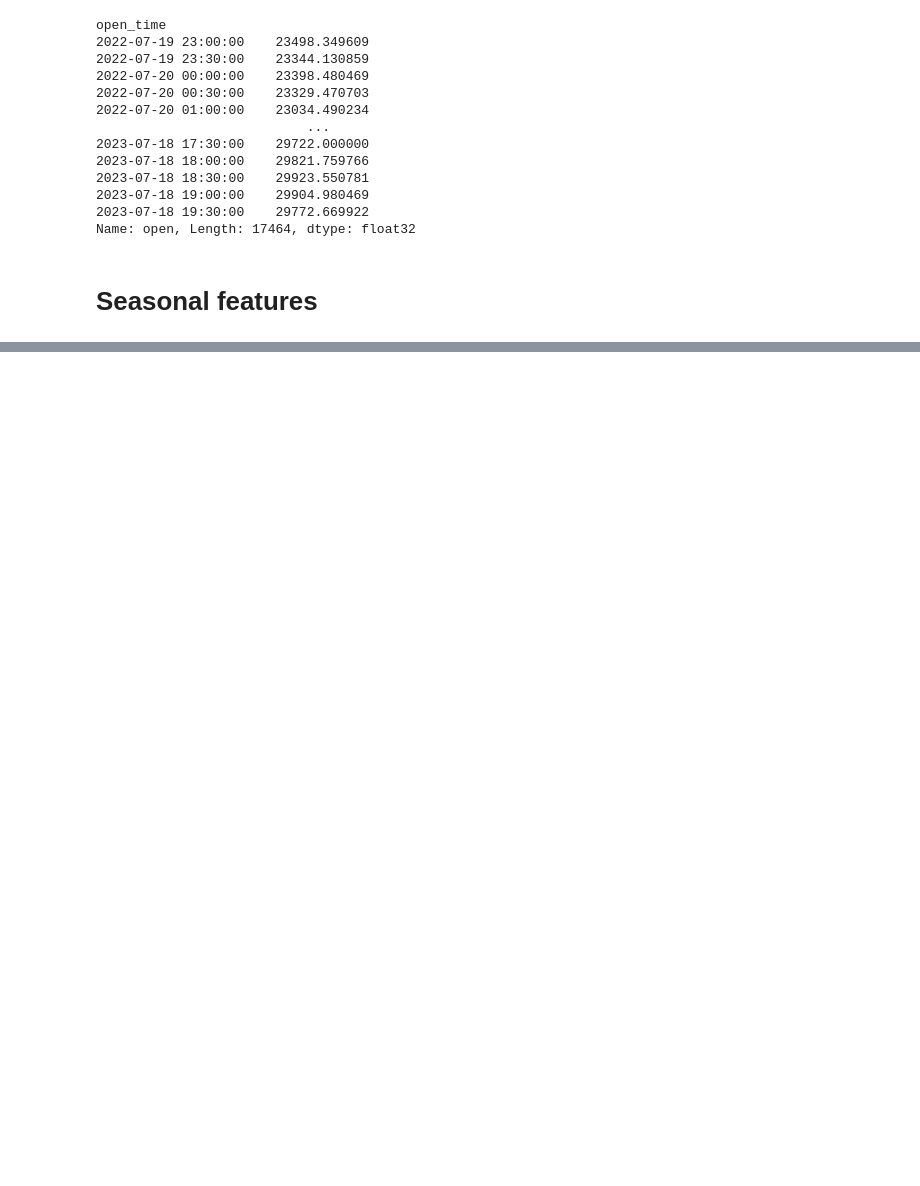
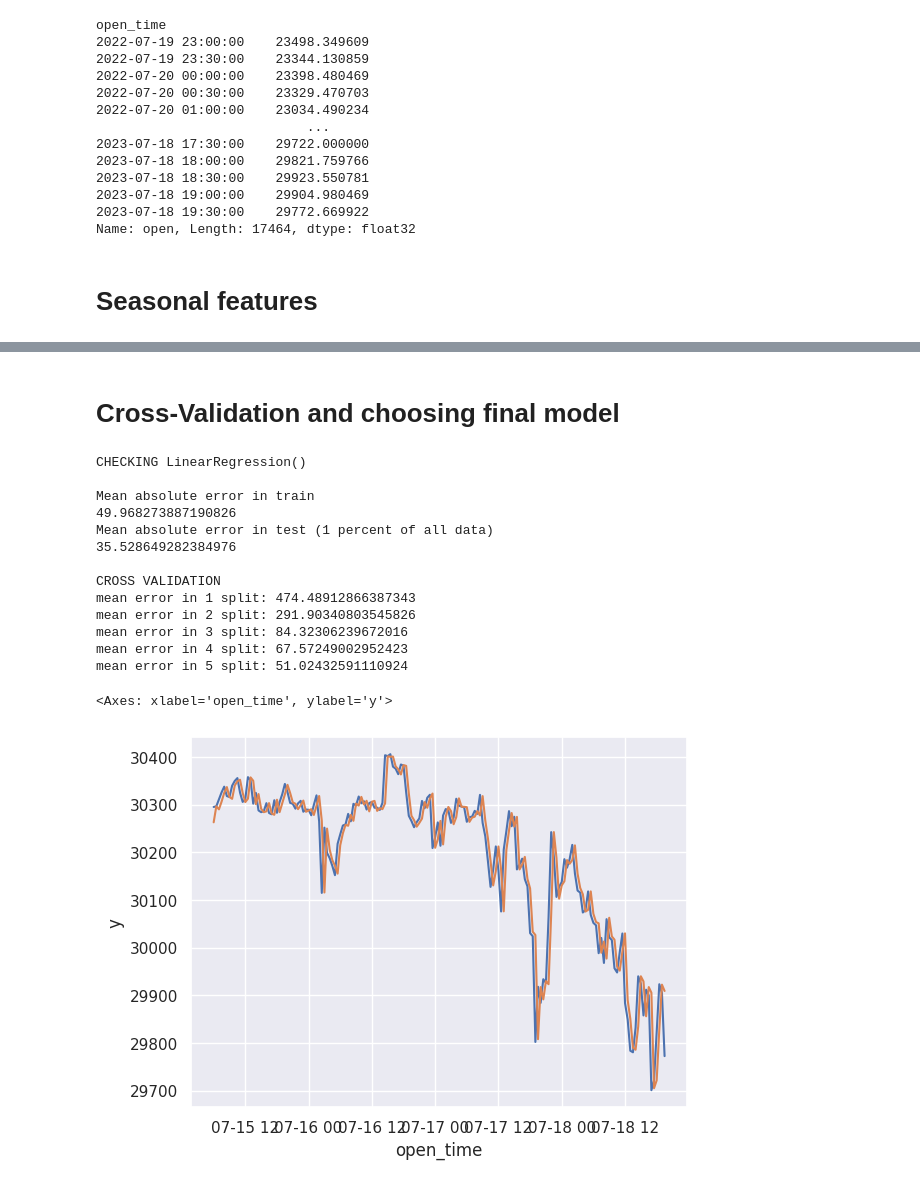
Before and after one commit to KolyaYashin/notebooks, a Jupyter notebook: crypto.ipynb, the cells around one changed output, grey strips where cells are left out. Saved outputs shown, nothing was run; the diff lists cells and outputs as text; code cells hidden in the pictures; blank space fills up the shorter version.

```diff
--- a/crypto.ipynb
+++ b/crypto.ipynb
@@ -280,0 +295,2 @@ Length: 17464, dtype: int64
+# %%
+X=add_lags(X)
@@ -280,0 +320,2 @@ Length: 17464, dtype: int64
+# %% [markdown]
+# Cross-Validation and choosing final model
@@ -280,0 +337,47 @@ Length: 17464, dtype: int64
+# %%
+X['y'] = y
+X = X.dropna().drop(['trend_4','time'],axis=1)
+y = X['y']
+X = X.drop('y',axis=1)
+# %%
+X_train, X_test, y_train, y_test = timeseries_train_test_split(X, y, test_size=0.01)
+# %%
+def check_model_with_CV(model):
+    print(f'CHECKING {model}')
+    print()
+    model.fit(X_train, y_train)
+
+    print('Mean absolute error in train')
+    print(mean_absolute_error(model.predict(X_train),y_train))
+    print('Mean absolute error in test (1 percent of all data)')
+    print(mean_absolute_error(model.predict(X_test),y_test))
+
+    cv = cross_val_score(
+                model, X_train, y_train, cv=tscv, scoring="neg_mean_absolute_error"
+            )
+    print()
+    print('CROSS VALIDATION')
+    for i in range(len(cv)):
+        print(f'mean error in {i+1} split: '+ str(-cv[i]))
+    return model
+# %%
+lr = check_model_with_CV(LinearRegression())
+
+sns.lineplot(y_test)
+sns.lineplot(pd.Series(lr.predict(X_test), index = y_test.index))
+# %% [output]
+CHECKING LinearRegression()
+
+Mean absolute error in train
+49.968273887190826
+Mean absolute error in test (1 percent of all data)
+35.528649282384976
+
+CROSS VALIDATION
+mean error in 1 split: 474.48912866387343
+mean error in 2 split: 291.90340803545826
+mean error in 3 split: 84.32306239672016
+mean error in 4 split: 67.57249002952423
+mean error in 5 split: 51.02432591110924
+<Axes: xlabel='open_time', ylabel='y'>
+[figure, added]
```
Also changed, not shown: parts of 29 cells of this notebook.
